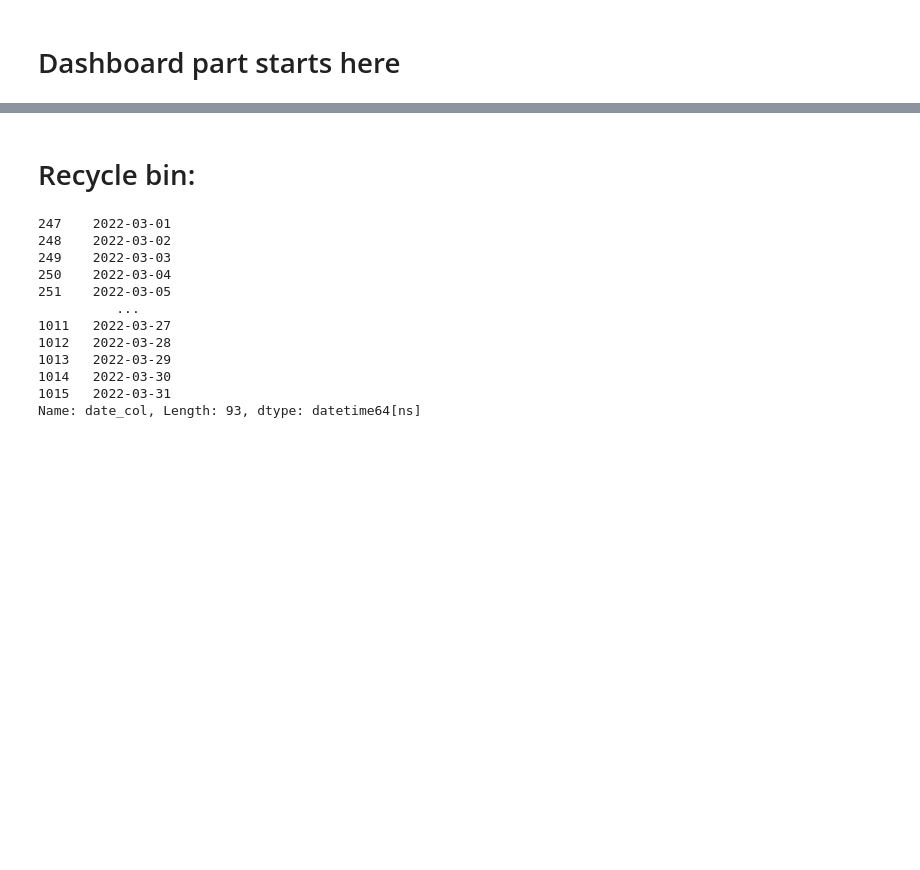
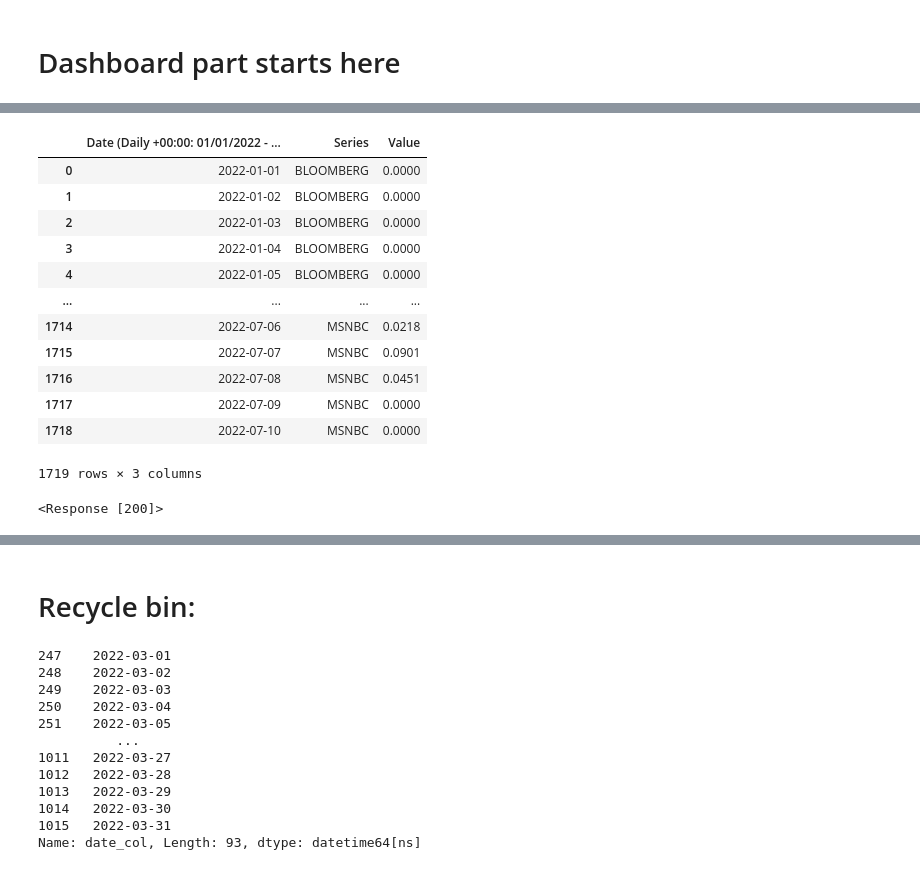
Before and after one commit to hluling/ph-dash-dev, a Jupyter notebook: ph_dash_dev.ipynb, the cells around one changed output, grey strips where cells are left out. Cells and saved outputs as stored; diff of their text form; code cells hidden in the pictures; blank space fills up the shorter version.

```diff
--- a/ph_dash_dev.ipynb
+++ b/ph_dash_dev.ipynb
@@ -292,0 +412,6 @@ app.run_server(debug=True)
+# %%
+def to_df(queryurl):
+  response = requests.get(queryurl)
+  content_text = StringIO(response.content.decode('utf-8'))
+  df = pd.read_csv(content_text)
+  return df
@@ -292,0 +646,2 @@ app.run_server(debug=True)
+# %%
+query_cheney = f"https://api.gdeltproject.org/api/v2/tv/tv?query=cheney%20(context:%22nomination%22%20OR%20context:%22election%22%20OR%20context:%22presidential%22)%20market:%22National%22&mode=timelinevol&format=html&datanorm=perc&format=csv&datacomb=sep&STARTDATETIME=20220101120000&ENDDATETIME={today_str}120000"
@@ -292,0 +650,2 @@ app.run_server(debug=True)
+# %%
+df_cheney = to_df(query_cheney)
@@ -292,0 +668,20 @@ app.run_server(debug=True)
+# %%
+df_cheney
+# %% [output]
+|  | Date (Daily +00:00: 01/01/2022 - ... | Series | Value |
+| 0 | 2022-01-01 | BLOOMBERG | 0.0000 |
+| 1 | 2022-01-02 | BLOOMBERG | 0.0000 |
+| 2 | 2022-01-03 | BLOOMBERG | 0.0000 |
+| 3 | 2022-01-04 | BLOOMBERG | 0.0000 |
+| 4 | 2022-01-05 | BLOOMBERG | 0.0000 |
+| ... | ... | ... | ... |
+| 1714 | 2022-07-06 | MSNBC | 0.0218 |
+| 1715 | 2022-07-07 | MSNBC | 0.0901 |
+| 1716 | 2022-07-08 | MSNBC | 0.0451 |
+| 1717 | 2022-07-09 | MSNBC | 0.0000 |
+| 1718 | 2022-07-10 | MSNBC | 0.0000 |
+1719 rows × 3 columns
+# %%
+requests.get(query_cheney)
+# %% [output]
+<Response [200]>
```
Also changed, not shown: parts of 75 cells of this notebook.
